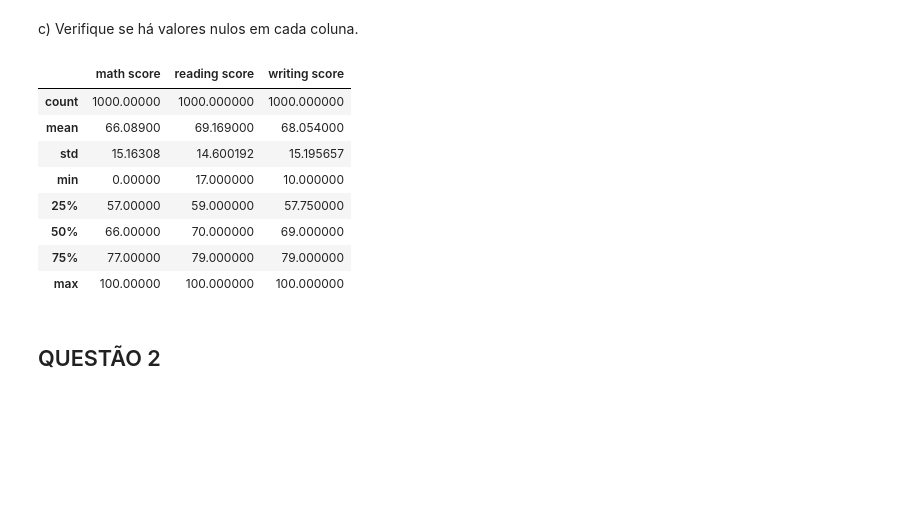
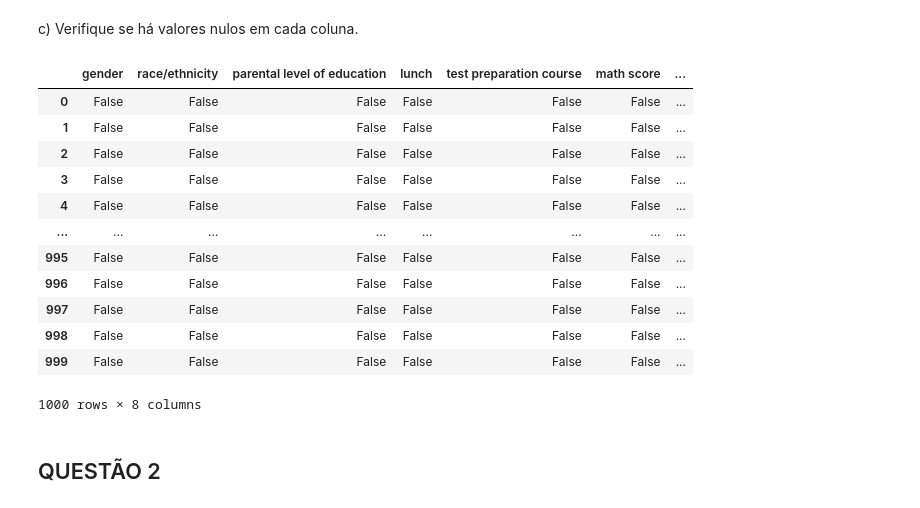
Before and after one commit to juliacvieira/Trilha-de-Trainee-2024-FEA.dev, a Jupyter notebook: Lista 05 - Pandas I.ipynb, the cells around one changed output. Cells and saved outputs as stored; diff of their text form; code cells hidden in the pictures; blank space fills up the shorter version.

```diff
--- a/Lista 05 - Pandas I.ipynb
+++ b/Lista 05 - Pandas I.ipynb
@@ -77,19 +77,23 @@ Index(['gender', 'race/ethnicity', 'parental level of education', 'lunch',
       dtype='object')
 # %% [markdown]
 c) Verifique se há valores nulos em cada coluna.
-# %%
-#SEU CÓDIGO COMEÇA AQUI
-df.describe()
-# %% [output]
-|  | math score | reading score | writing score |
-| count | 1000.00000 | 1000.000000 | 1000.000000 |
-| mean | 66.08900 | 69.169000 | 68.054000 |
-| std | 15.16308 | 14.600192 | 15.195657 |
-| min | 0.00000 | 17.000000 | 10.000000 |
-| 25% | 57.00000 | 59.000000 | 57.750000 |
-| 50% | 66.00000 | 70.000000 | 69.000000 |
-| 75% | 77.00000 | 79.000000 | 79.000000 |
-| max | 100.00000 | 100.000000 | 100.000000 |
+# %%
+#Exibindos os valores nulos, em que: False = não há valor nulo e True = há valor nulo
+df.isnull()
+# %% [output]
+|  | gender | race/ethnicity | parental level of education | lunch | test preparation course | math score | ... |
+| 0 | False | False | False | False | False | False | ... |
+| 1 | False | False | False | False | False | False | ... |
+| 2 | False | False | False | False | False | False | ... |
+| 3 | False | False | False | False | False | False | ... |
+| 4 | False | False | False | False | False | False | ... |
+| ... | ... | ... | ... | ... | ... | ... | ... |
+| 995 | False | False | False | False | False | False | ... |
+| 996 | False | False | False | False | False | False | ... |
+| 997 | False | False | False | False | False | False | ... |
+| 998 | False | False | False | False | False | False | ... |
+| 999 | False | False | False | False | False | False | ... |
+1000 rows × 8 columns
 # %% [markdown]
 ## QUESTÃO 2
 # %% [markdown]
```
Also changed, not shown: parts of 5 cells of this notebook, 1 other file.
